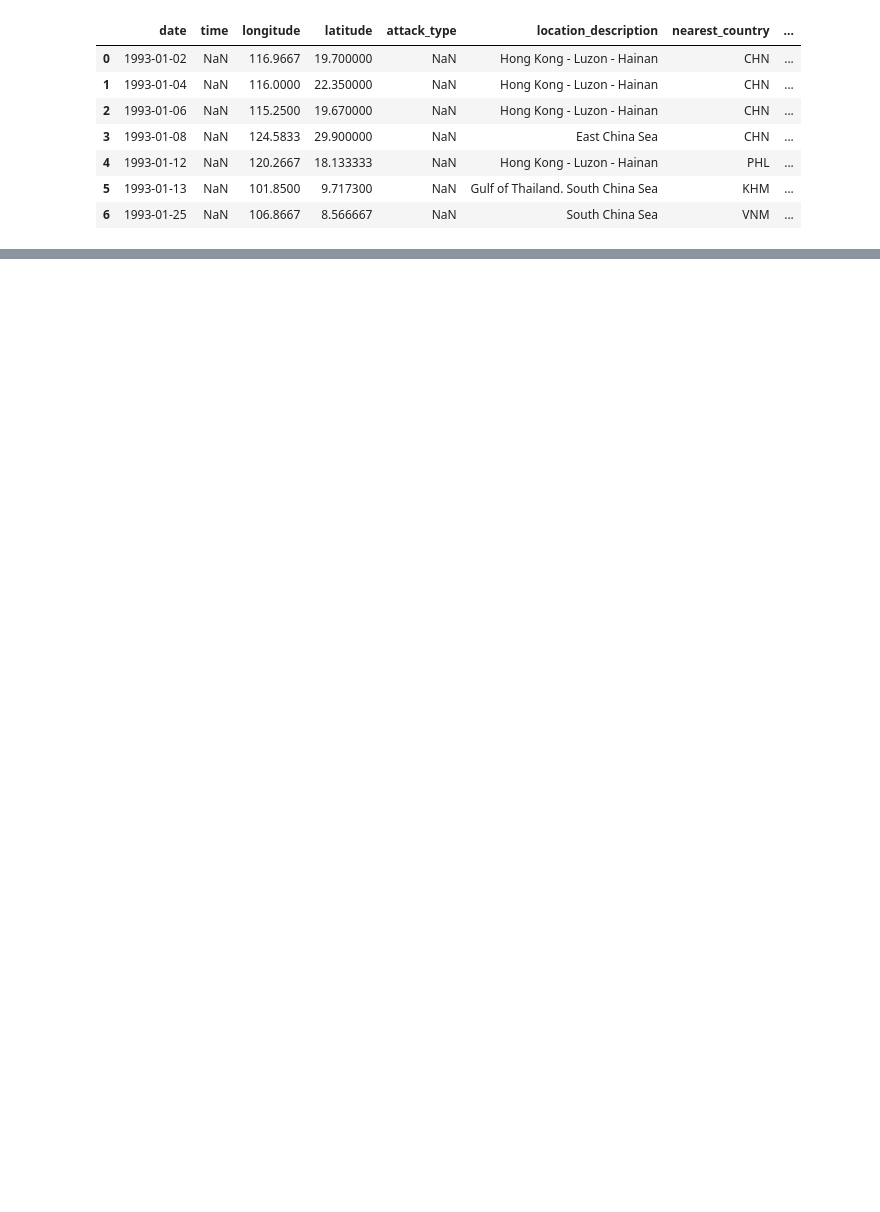
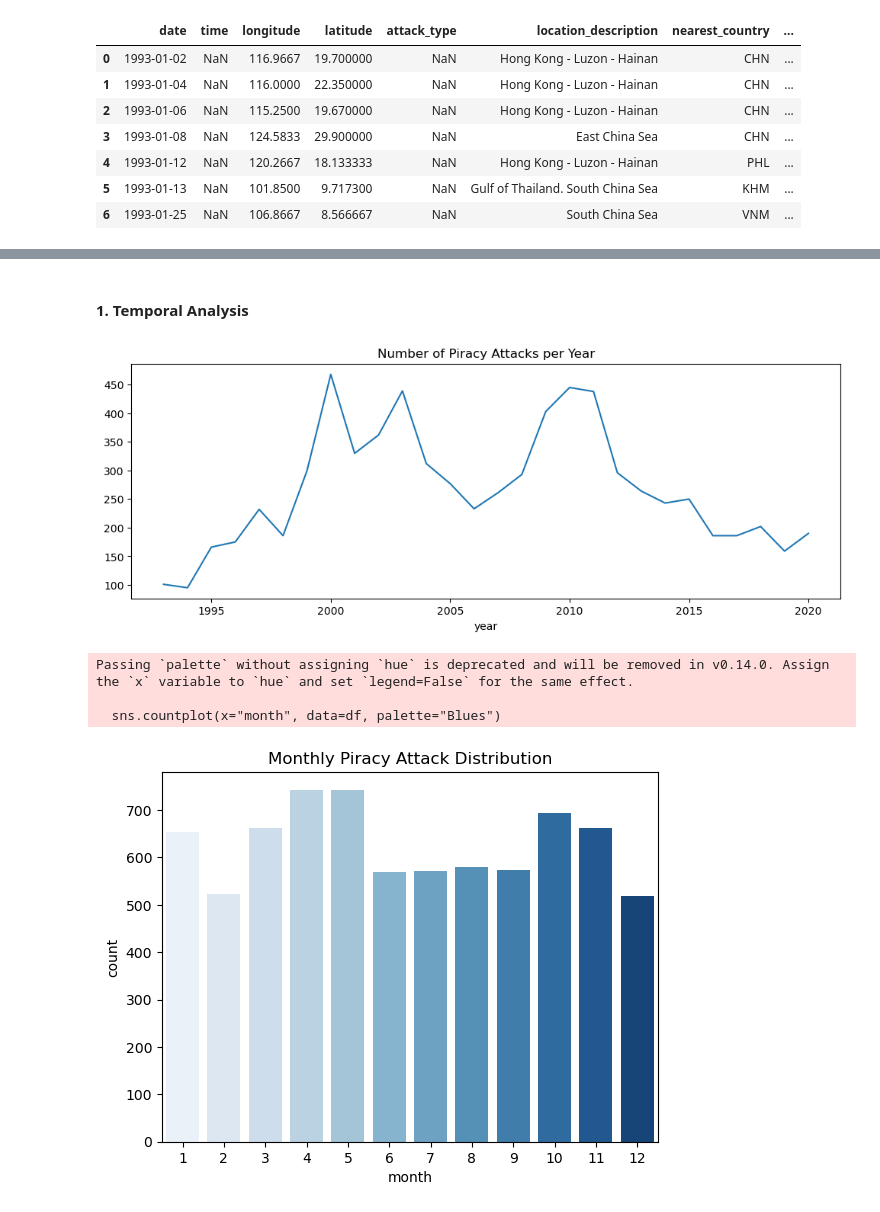
Before and after one commit to zuweii/datamining, a Jupyter notebook: piracy.ipynb, the cells around one changed output, grey strips where cells are left out. Drawn from its saved outputs; the diff is of its cells as text; code cells hidden in the pictures; blank space fills up the shorter version.

Commit message:
eda, pre proocsessing and preliminary for piracy

```diff
--- a/piracy.ipynb
+++ b/piracy.ipynb
@@ -331,0 +233,13 @@ Name: count, dtype: int64
+# %%
+# Import packages
+import numpy as np
+import pandas as pd
+
+from sklearn.preprocessing import StandardScaler
+from sklearn.preprocessing import LabelEncoder
+from sklearn.preprocessing import LabelBinarizer
+
+import matplotlib.pyplot as plt
+import seaborn as sns
+
+df = pd.read_csv("piracy/cleaned_data_output/cleaned_pirate_attacks.csv")
@@ -331,0 +290,18 @@ Name: count, dtype: int64
+# %% [markdown]
+#### 1. Temporal Analysis
+# %%
+# Attacks per year
+attacks_per_year = df.groupby("year").size()
+attacks_per_year.plot(kind="line", figsize=(12,4), title="Number of Piracy Attacks per Year")
+plt.show()
+
+# Attacks by month (seasonality)
+sns.countplot(x="month", data=df, palette="Blues")
+plt.title("Monthly Piracy Attack Distribution")
+plt.show()
+# %% [output]
+[figure, added]
+Passing `palette` without assigning `hue` is deprecated and will be removed in v0.14.0. Assign the `x` variable to `hue` and set `legend=False` for the same effect.
+
+  sns.countplot(x="month", data=df, palette="Blues")
+[figure, added]
```
Also changed, not shown: parts of 43 cells of this notebook, 1 other file.
